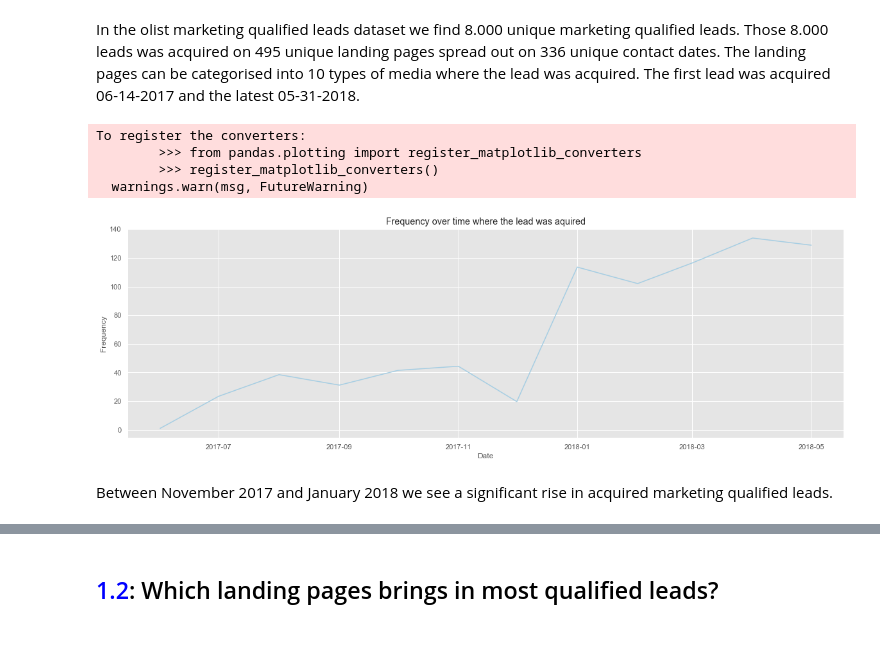
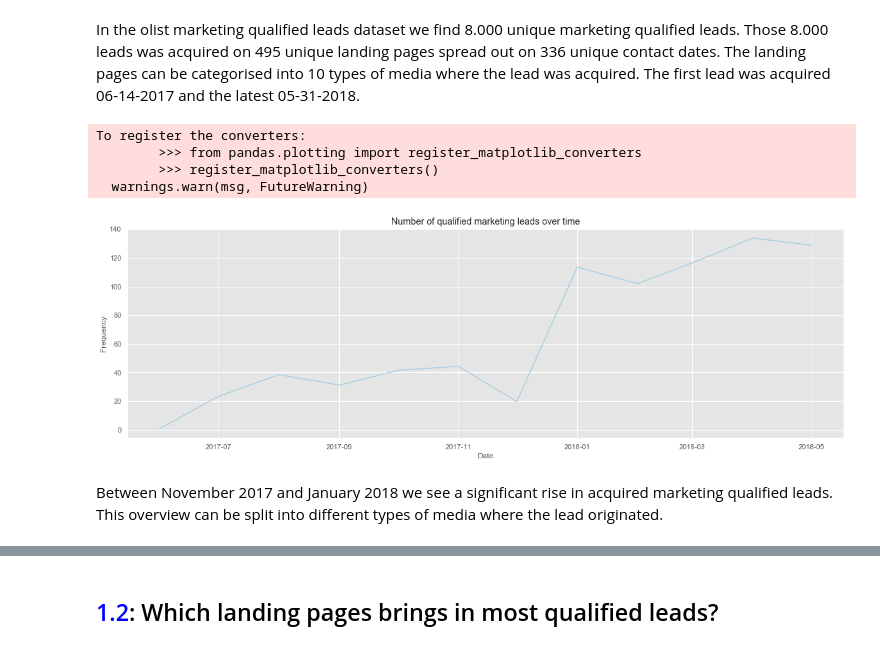
Before and after one commit to MotzWanted/Business_Analytics_Olist, a Jupyter notebook: phase1/Sellers joining the platform_master.ipynb, the cells around one changed output, grey strips where cells are left out. Cells and saved outputs as stored; diff of their text form; code cells hidden in the pictures.

```diff
--- a/phase1/Sellers joining the platform_master.ipynb
+++ b/phase1/Sellers joining the platform_master.ipynb
@@ -67,7 +70,7 @@ def create_mapping_column(df):
 
     return plot_id
 # %%
-def plot_timeline(df, pct = True, log = False, origin = True):
+def plot_timeline(df, title, pct = True, log = False, origin = True):
     sns.set_palette(sns.color_palette("Paired"))
 
     series = pd.DataFrame(df,columns = ['first_contact_date','origin'])
@@ -114,7 +117,7 @@ def plot_timeline(df, pct = True, log = False, origin = True):
     else:
         plt.figure(figsize=(20,6))
         sns.lineplot(data=series,x='first_contact_month',y='freq',err_style=None)
-        plt.title('Frequency over time where the lead was aquired')
+        plt.title(title)
         plt.ylabel('Frequency', fontsize=12)
         plt.xlabel('Date', fontsize=12)
         plt.show()
@@ -218,13 +223,14 @@ leads.describe()
 | freq | 1 | 93 | 912 | 2296 |
 # %% [markdown]
 In the olist marketing qualified leads dataset we find 8.000 unique marketing qualified leads. Those 8.000 leads was acquired on 495 unique landing pages spread out on 336 unique contact dates. The landing pages can be categorised into 10 types of media where the lead was acquired. The first lead was acquired 06-14-2017 and the latest 05-31-2018.
-# %%
-plot_timeline(leads, pct = False, log = False, origin = False)
-# %% [output]
-To register the converters:
-        >>> from pandas.plotting import register_matplotlib_converters
-        >>> register_matplotlib_converters()
-  warnings.warn(msg, FutureWarning)
-[figure, removed]
+# %%
+#Plotting the leads as a function of time using one of the plotting functions defined in setup 3
+plot_timeline(leads, "Number of qualified marketing leads over time", pct = False, log = False, origin = False)
+# %% [output]
+To register the converters:
+        >>> from pandas.plotting import register_matplotlib_converters
+        >>> register_matplotlib_converters()
+  warnings.warn(msg, FutureWarning)
+[figure, added]
 # %% [markdown]
-Between November 2017 and January 2018 we see a significant rise in acquired marketing qualified leads.
+Between November 2017 and January 2018 we see a significant rise in acquired marketing qualified leads. This overview can be split into different types of media where the lead originated.
```
Also changed, not shown: parts of 73 cells of this notebook, 1 other file.
